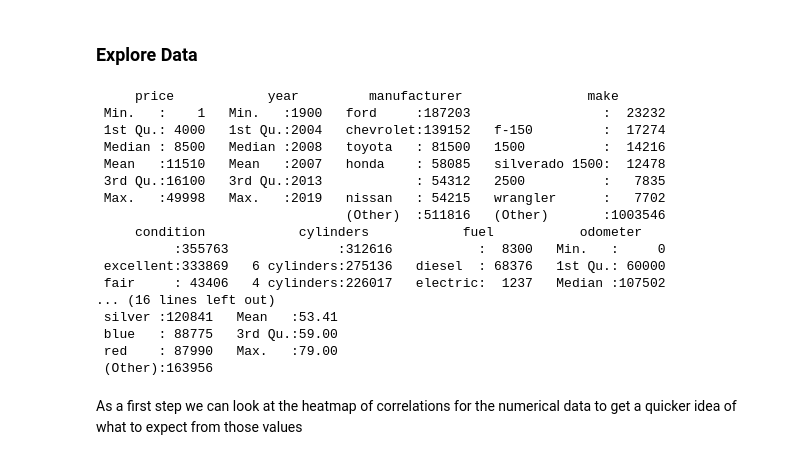
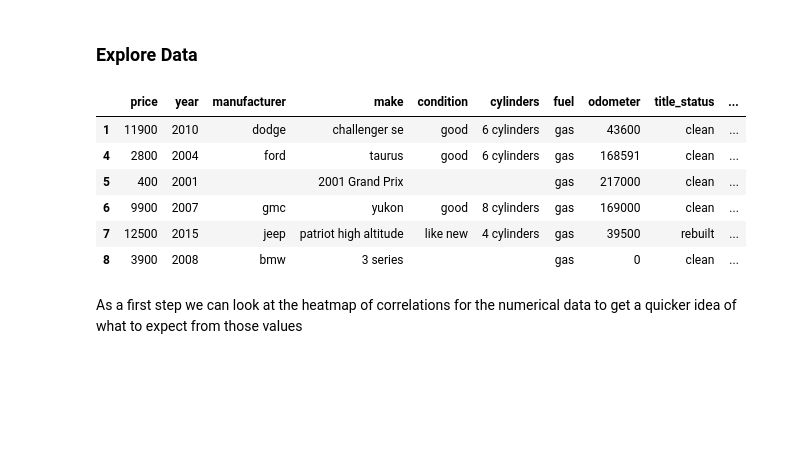
Before and after one commit to mac40/SL, a Jupyter notebook: Statistical Learning project.ipynb, the cells around one changed output. Cells and saved outputs as stored; diff of their text form; code cells hidden in the pictures; blank space fills up the shorter version.

```diff
--- a/Statistical Learning project.ipynb
+++ b/Statistical Learning project.ipynb
@@ -179,25 +188,15 @@ summary(Cars$odometer)
 # %% [markdown]
 ### Explore Data
 # %%
-summary(Cars)
+head(Cars)
 # %% [output]
-     price            year         manufacturer                make
- Min.   :    1   Min.   :1900   ford     :187203                 :  23232
- 1st Qu.: 4000   1st Qu.:2004   chevrolet:139152   f-150         :  17274
- Median : 8500   Median :2008   toyota   : 81500   1500          :  14216
- Mean   :11510   Mean   :2007   honda    : 58085   silverado 1500:  12478
- 3rd Qu.:16100   3rd Qu.:2013            : 54312   2500          :   7835
- Max.   :49998   Max.   :2019   nissan   : 54215   wrangler      :   7702
-                                (Other)  :511816   (Other)       :1003546
-     condition            cylinders            fuel           odometer
-          :355763              :312616           :  8300   Min.   :     0
- excellent:333869   6 cylinders:275136   diesel  : 68376   1st Qu.: 60000
- fair     : 43406   4 cylinders:226017   electric:  1237   Median :107502
-... (16 lines left out)
- silver :120841   Mean   :53.41
- blue   : 88775   3rd Qu.:59.00
- red    : 87990   Max.   :79.00
- (Other):163956
+|  | price | year | manufacturer | make | condition | cylinders | fuel | odometer | title_status | ... |
+| 1 | 11900 | 2010 | dodge | challenger se | good | 6 cylinders | gas | 43600 | clean | ... |
+| 4 | 2800 | 2004 | ford | taurus | good | 6 cylinders | gas | 168591 | clean | ... |
+| 5 | 400 | 2001 |  | 2001 Grand Prix |  |  | gas | 217000 | clean | ... |
+| 6 | 9900 | 2007 | gmc | yukon | good | 8 cylinders | gas | 169000 | clean | ... |
+| 7 | 12500 | 2015 | jeep | patriot high altitude | like new | 4 cylinders | gas | 39500 | rebuilt | ... |
+| 8 | 3900 | 2008 | bmw | 3 series |  |  | gas | 0 | clean | ... |
 # %% [markdown]
 As a first step we can look at the heatmap of correlations for the numerical data to get a quicker idea of what to expect from those values
 # %%
```
Also changed, not shown: parts of 10 cells of this notebook, 1 other file.
